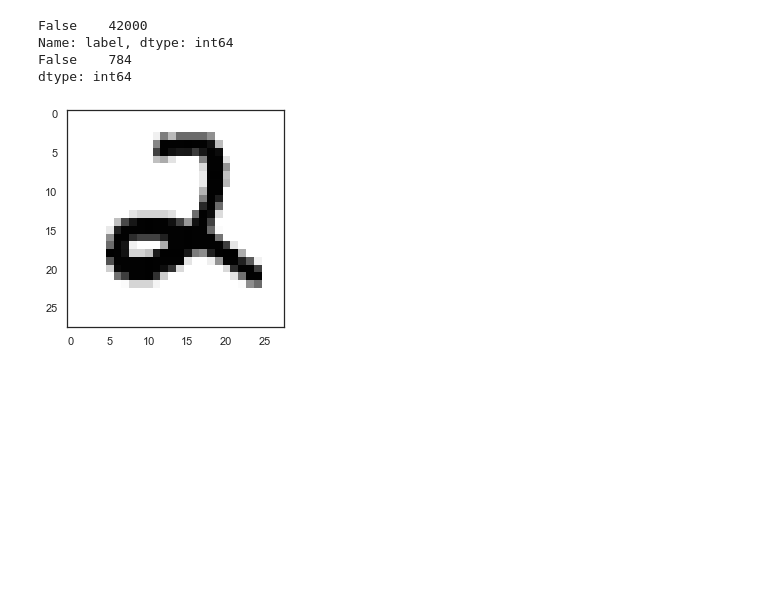
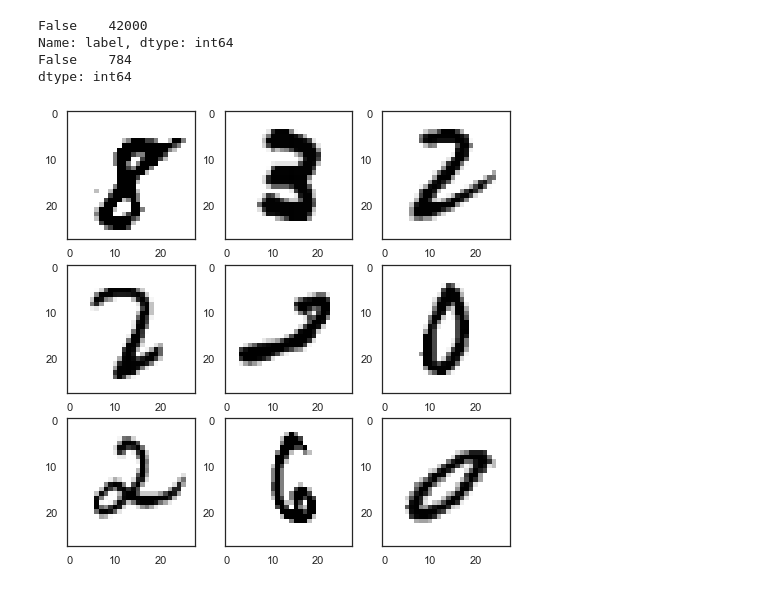
Before and after one commit to activenikhilg/MNIST, a Jupyter notebook: keras_cnn_model.ipynb, the cells around one changed output. Cells and saved outputs as stored; diff of their text form; code cells hidden in the pictures; blank space fills up the shorter version.

Commit message:
changes in plotting and show model summary

```diff
--- a/keras_cnn_model.ipynb
+++ b/keras_cnn_model.ipynb
@@ -67,13 +56,19 @@ Y_train = to_categorical(Y_train,num_classes = 10)
 # %%
 random_seed = 0
 X_train, X_val, Y_train, Y_val = train_test_split(X_train, Y_train, test_size = 0.1, random_state=random_seed)
-# %%
-def plot_image(image):
-    g = plt.imshow(image[:,:,0], cmap = "gray_r")
-# %%
-plot_image(X_train[0])
-# %% [output]
-[figure, removed]
+# %%
+def plot_image(size,images):
+    if len(images)!= size[0]*size[1]:
+        raise Exception("number of images doesn't match the size of plot")
+    fig, ax = plt.subplots(size[0],size[1],figsize=(8,8))
+    for i in range(size[0]):
+        for j in range(size[1]):
+            ax[i][j].imshow(images[i*size[1]+j][:,:,0], cmap = "gray_r")
+# %%
+images = random.sample(list(X_train),9)
+plot_image((3,3),images)
+# %% [output]
+[figure, added]
 # %%
 #CNN
 
```
Also changed, not shown: parts of 8 cells of this notebook, 1 other file.
